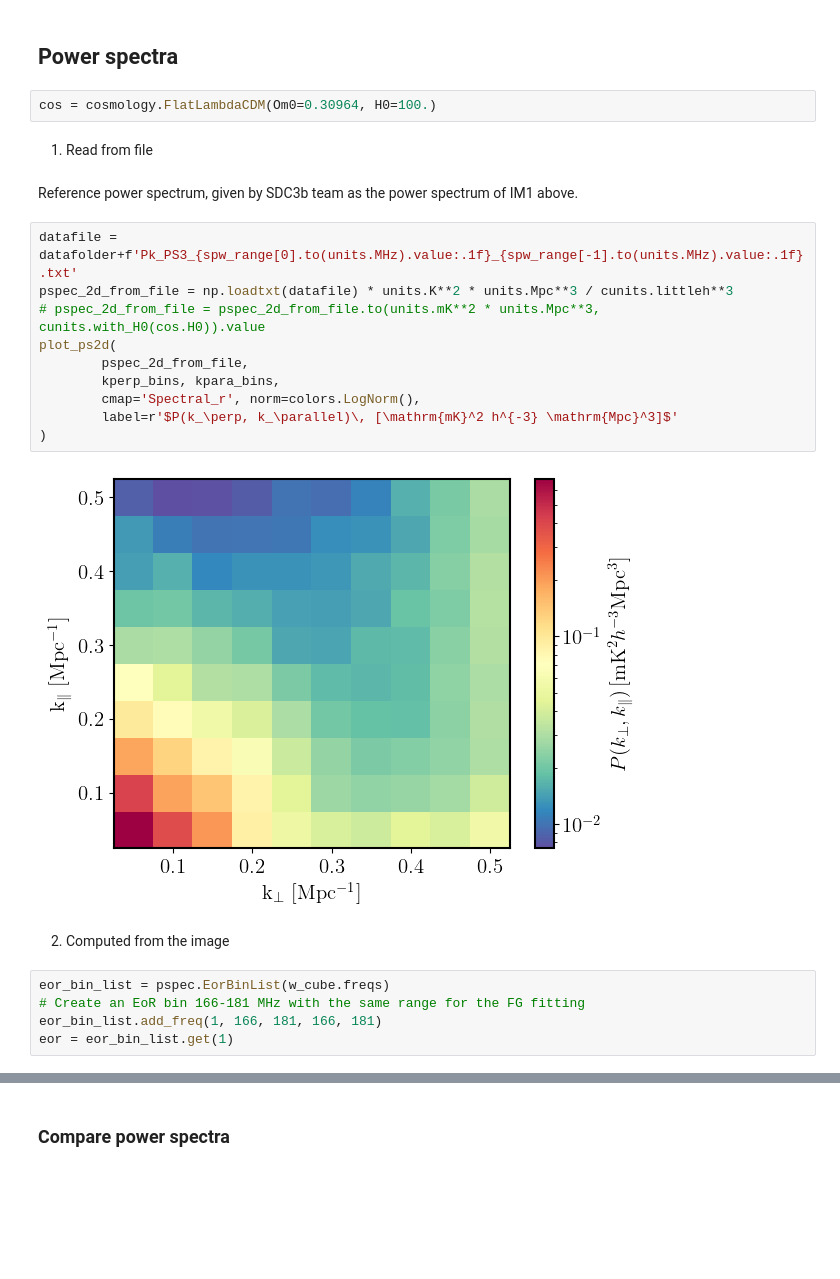
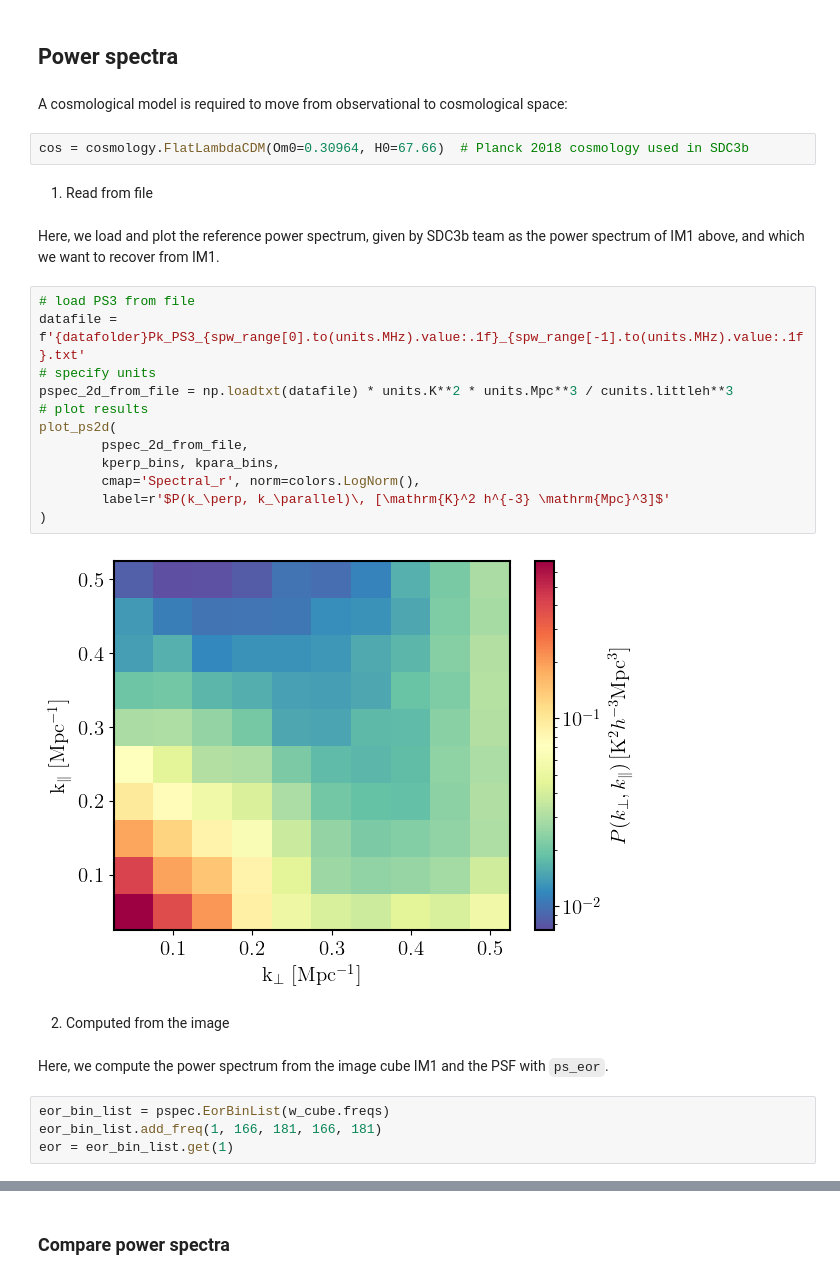
Before and after one commit to guotsuan/science-testcases-srcnetv01, a Jupyter notebook: SWF-008-T1/test_swf008_v0.ipynb, the cells around one changed output, grey strips where cells are left out. Drawn from its saved outputs; the diff is of its cells as text; blank space fills up the shorter version.

```diff
--- a/SWF-008-T1/test_swf008_v0.ipynb
+++ b/SWF-008-T1/test_swf008_v0.ipynb
@@ -437,28 +464,33 @@ w_cube.data.shape
 # %% [markdown]
 ## Power spectra
+# %% [markdown]
+A cosmological model is required to move from observational to cosmological space:
 # %%
-cos = cosmology.FlatLambdaCDM(Om0=0.30964, H0=100.)
+cos = cosmology.FlatLambdaCDM(Om0=0.30964, H0=67.66)  # Planck 2018 cosmology used in SDC3b
 # %% [markdown]
 1. Read from file
 # %% [markdown]
-Reference power spectrum, given by SDC3b team as the power spectrum  of IM1 above.
+Here, we load and plot the reference power spectrum, given by SDC3b team as the power spectrum  of IM1 above, and which we want to recover from IM1.
 # %%
-datafile = datafolder+f'Pk_PS3_{spw_range[0].to(units.MHz).value:.1f}_{spw_range[-1].to(units.MHz).value:.1f}.txt'
+# load PS3 from file
+datafile = f'{datafolder}Pk_PS3_{spw_range[0].to(units.MHz).value:.1f}_{spw_range[-1].to(units.MHz).value:.1f}.txt'
+# specify units
 pspec_2d_from_file = np.loadtxt(datafile) * units.K**2 * units.Mpc**3 / cunits.littleh**3
-# pspec_2d_from_file = pspec_2d_from_file.to(units.mK**2 * units.Mpc**3, cunits.with_H0(cos.H0)).value
+# plot results
 plot_ps2d(
         pspec_2d_from_file,
         kperp_bins, kpara_bins,
         cmap='Spectral_r', norm=colors.LogNorm(),
-        label=r'$P(k_\perp, k_\parallel)\, [\mathrm{mK}^2 h^{-3} \mathrm{Mpc}^3]$'
+        label=r'$P(k_\perp, k_\parallel)\, [\mathrm{K}^2 h^{-3} \mathrm{Mpc}^3]$'
 )
 # %% [output]
-[figure, old version]
+[figure, new version]
 # %% [markdown]
 2. Computed from the image
+# %% [markdown]
+Here, we compute the power spectrum from the image cube IM1 and the PSF with `ps_eor`.
 # %%
 eor_bin_list = pspec.EorBinList(w_cube.freqs)
-# Create an EoR bin 166-181 MHz with the same range for the FG fitting
 eor_bin_list.add_freq(1, 166, 181, 166, 181)
 eor = eor_bin_list.get(1)
 # %%
```
Also changed, not shown: parts of 24 cells of this notebook.
